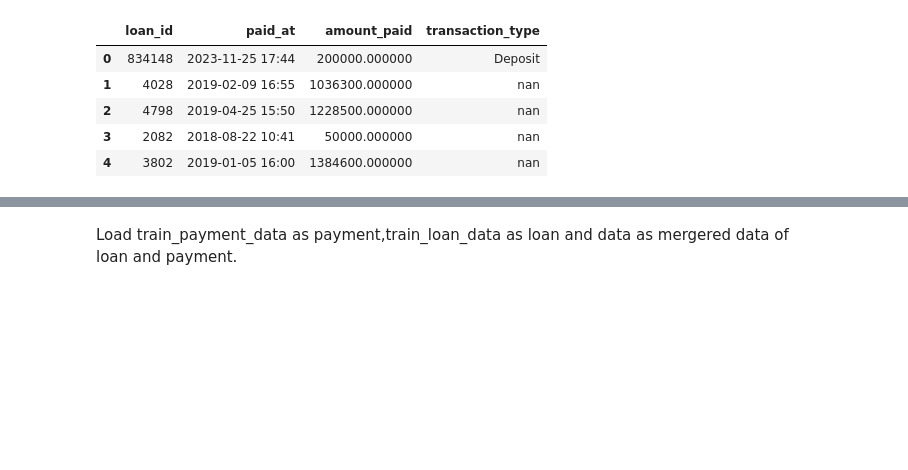
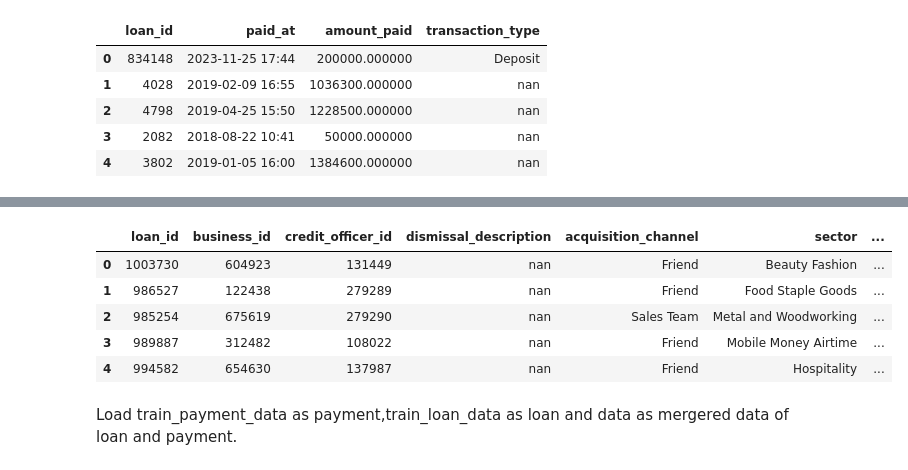
Before and after one commit to kariswanjiru/numida_assessment, a Jupyter notebook: notebooks/1.0-wk-eda_feature_selection.ipynb, the cells around one changed output, grey strips where cells are left out. Drawn from its saved outputs; the diff is of its cells as text; code cells hidden in the pictures; blank space fills up the shorter version.

Commit message:
DOC: pre-process testing data.

```diff
--- a/notebooks/1.0-wk-eda_feature_selection.ipynb
+++ b/notebooks/1.0-wk-eda_feature_selection.ipynb
@@ -58,4 +59,15 @@ data
 92152 rows × 20 columns
+# %%
+test_loan_data = '../data/interim/test_loan_data.csv'
+test = pd.read_csv(test_loan_data)
+test.head(5).style
+# %% [output]
+|  | loan_id | business_id | credit_officer_id | dismissal_description | acquisition_channel | sector | ... |
+| 0 | 1003730 | 604923 | 131449 | nan | Friend | Beauty Fashion | ... |
+| 1 | 986527 | 122438 | 279289 | nan | Friend | Food Staple Goods | ... |
+| 2 | 985254 | 675619 | 279290 | nan | Sales Team | Metal and Woodworking | ... |
+| 3 | 989887 | 312482 | 108022 | nan | Friend | Mobile Money Airtime | ... |
+| 4 | 994582 | 654630 | 137987 | nan | Friend | Hospitality | ... |
 # %% [markdown]
 Load train_payment_data as payment,train_loan_data as loan and data as mergered data of loan and payment.
 # %% [markdown]
```
Also changed, not shown: parts of 22 cells of this notebook.
